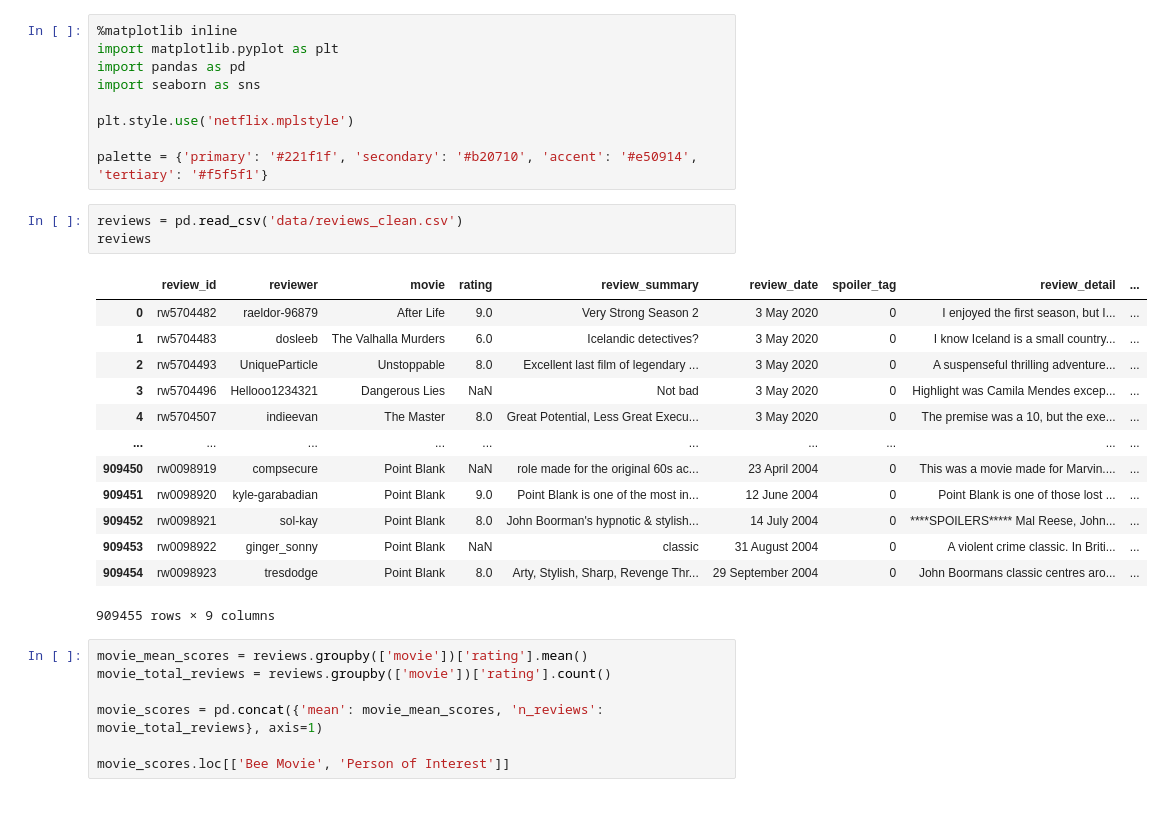
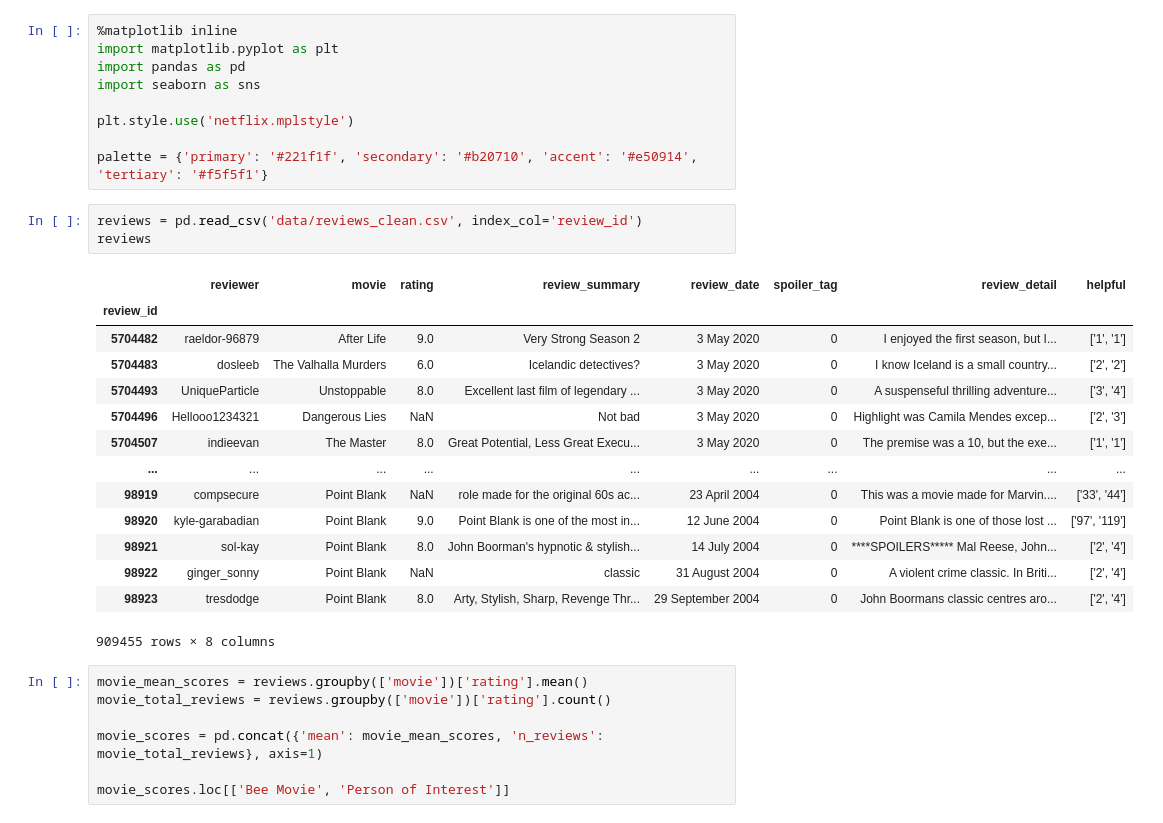
Before and after one commit to rfontao/PRI, a Jupyter notebook: analysis_reviews.ipynb, the cells around one changed output. Saved outputs shown, nothing was run; the diff lists cells and outputs as text.

```diff
--- a/analysis_reviews.ipynb
+++ b/analysis_reviews.ipynb
@@ -8,22 +8,23 @@ plt.style.use('netflix.mplstyle')
 
 palette = {'primary': '#221f1f', 'secondary': '#b20710', 'accent': '#e50914', 'tertiary': '#f5f5f1'}
 # %%
-reviews = pd.read_csv('data/reviews_clean.csv')
+reviews = pd.read_csv('data/reviews_clean.csv', index_col='review_id')
 reviews
 # %% [output]
-|  | review_id | reviewer | movie | rating | review_summary | review_date | spoiler_tag | review_detail | ... |
-| 0 | rw5704482 | raeldor-96879 | After Life | 9.0 | Very Strong Season 2 | 3 May 2020 | 0 | I enjoyed the first season, but I... | ... |
-| 1 | rw5704483 | dosleeb | The Valhalla Murders | 6.0 | Icelandic detectives? | 3 May 2020 | 0 | I know Iceland is a small country... | ... |
-| 2 | rw5704493 | UniqueParticle | Unstoppable | 8.0 | Excellent last film of legendary ... | 3 May 2020 | 0 | A suspenseful thrilling adventure... | ... |
-| 3 | rw5704496 | Hellooo1234321 | Dangerous Lies | NaN | Not bad | 3 May 2020 | 0 | Highlight was Camila Mendes excep... | ... |
-| 4 | rw5704507 | indieevan | The Master | 8.0 | Great Potential, Less Great Execu... | 3 May 2020 | 0 | The premise was a 10, but the exe... | ... |
-| ... | ... | ... | ... | ... | ... | ... | ... | ... | ... |
-| 909450 | rw0098919 | compsecure | Point Blank | NaN | role made for the original 60s ac... | 23 April 2004 | 0 | This was a movie made for Marvin.... | ... |
-| 909451 | rw0098920 | kyle-garabadian | Point Blank | 9.0 | Point Blank is one of the most in... | 12 June 2004 | 0 | Point Blank is one of those lost ... | ... |
-| 909452 | rw0098921 | sol-kay | Point Blank | 8.0 | John Boorman's hypnotic & stylish... | 14 July 2004 | 0 | ****SPOILERS***** Mal Reese, John... | ... |
-| 909453 | rw0098922 | ginger_sonny | Point Blank | NaN | classic | 31 August 2004 | 0 | A violent crime classic. In Briti... | ... |
-| 909454 | rw0098923 | tresdodge | Point Blank | 8.0 | Arty, Stylish, Sharp, Revenge Thr... | 29 September 2004 | 0 | John Boormans classic centres aro... | ... |
+|  | reviewer | movie | rating | review_summary | review_date | spoiler_tag | review_detail | helpful |
+| review_id |  |  |  |  |  |  |  |  |
+| 5704482 | raeldor-96879 | After Life | 9.0 | Very Strong Season 2 | 3 May 2020 | 0 | I enjoyed the first season, but I... | ['1', '1'] |
+| 5704483 | dosleeb | The Valhalla Murders | 6.0 | Icelandic detectives? | 3 May 2020 | 0 | I know Iceland is a small country... | ['2', '2'] |
+| 5704493 | UniqueParticle | Unstoppable | 8.0 | Excellent last film of legendary ... | 3 May 2020 | 0 | A suspenseful thrilling adventure... | ['3', '4'] |
+| 5704496 | Hellooo1234321 | Dangerous Lies | NaN | Not bad | 3 May 2020 | 0 | Highlight was Camila Mendes excep... | ['2', '3'] |
+| 5704507 | indieevan | The Master | 8.0 | Great Potential, Less Great Execu... | 3 May 2020 | 0 | The premise was a 10, but the exe... | ['1', '1'] |
+| ... | ... | ... | ... | ... | ... | ... | ... | ... |
+| 98919 | compsecure | Point Blank | NaN | role made for the original 60s ac... | 23 April 2004 | 0 | This was a movie made for Marvin.... | ['33', '44'] |
+| 98920 | kyle-garabadian | Point Blank | 9.0 | Point Blank is one of the most in... | 12 June 2004 | 0 | Point Blank is one of those lost ... | ['97', '119'] |
+| 98921 | sol-kay | Point Blank | 8.0 | John Boorman's hypnotic & stylish... | 14 July 2004 | 0 | ****SPOILERS***** Mal Reese, John... | ['2', '4'] |
+| 98922 | ginger_sonny | Point Blank | NaN | classic | 31 August 2004 | 0 | A violent crime classic. In Briti... | ['2', '4'] |
+| 98923 | tresdodge | Point Blank | 8.0 | Arty, Stylish, Sharp, Revenge Thr... | 29 September 2004 | 0 | John Boormans classic centres aro... | ['2', '4'] |
-909455 rows × 9 columns
+909455 rows × 8 columns
 # %%
 movie_mean_scores = reviews.groupby(['movie'])['rating'].mean()
 movie_total_reviews = reviews.groupby(['movie'])['rating'].count()
```
Also changed, not shown: parts of 3 cells of this notebook, 5 other files.
